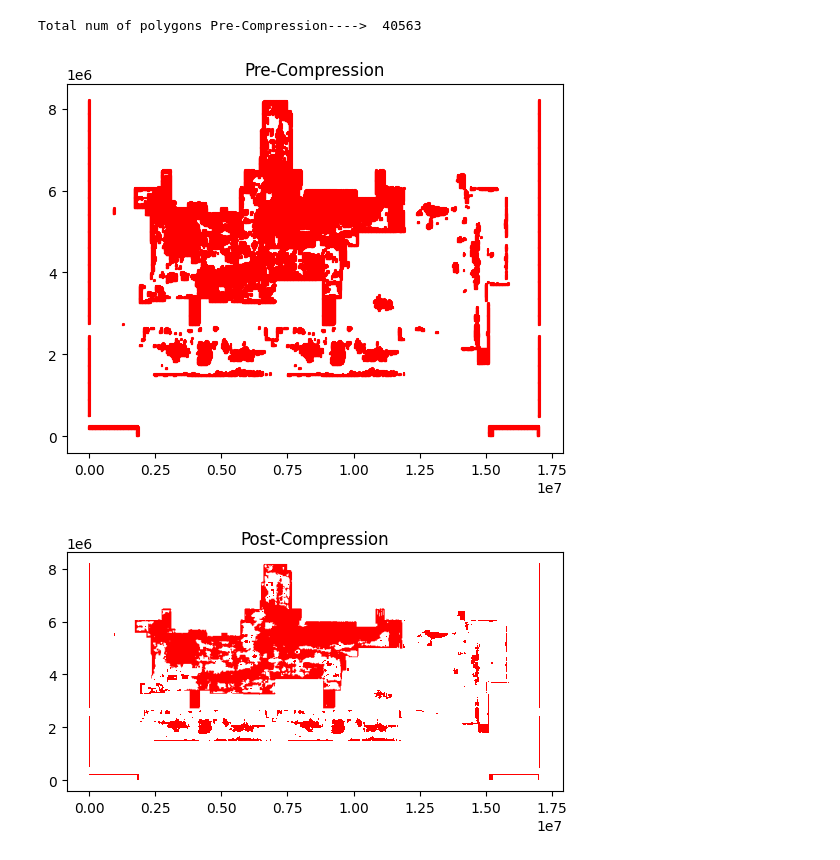
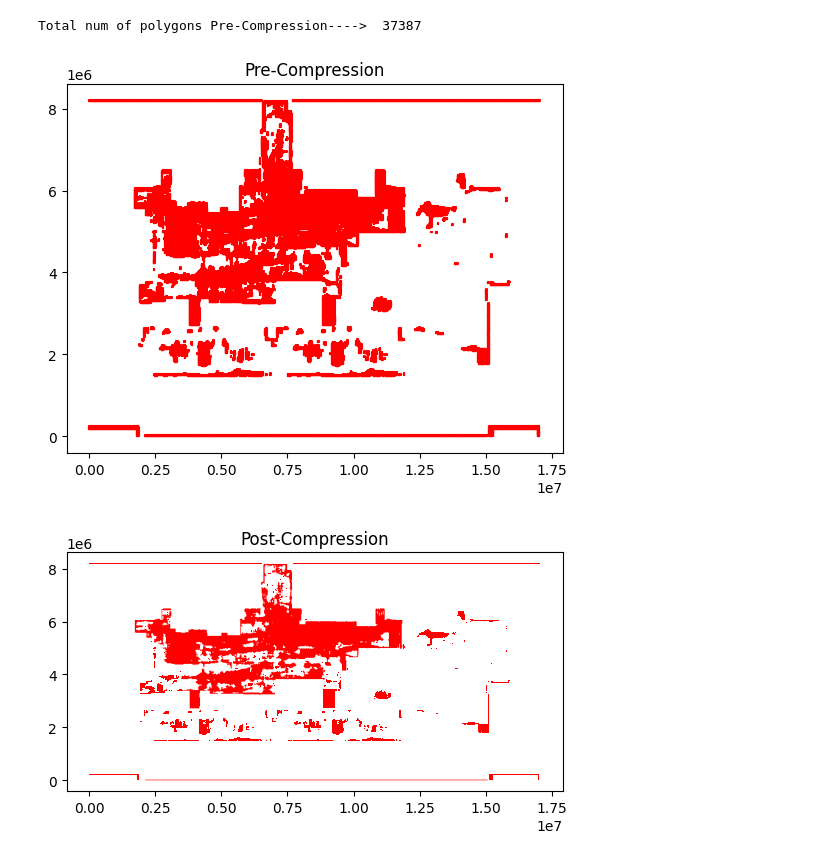
Before and after one commit to rukmini7/Block-Compression, a Jupyter notebook: BlockCompression.ipynb, the cells around one changed output. Saved outputs shown, nothing was run; the diff lists cells and outputs as text; code cells hidden in the pictures.

Commit message:
With Vertical and Horizontal map compressions

```diff
--- a/BlockCompression.ipynb
+++ b/BlockCompression.ipynb
@@ -48,27 +48,27 @@ max_vyhigh = canCompress_vMap['yhigh'].max();
 polygons = []
 # %%
 ##plotting multiple polygons based on the co-ords extracted post compression
-for ind in canCompress_vMap.index:
-    p1 = geometry.Point(canCompress_vMap['xlow'][ind],canCompress_vMap['ylow'][ind])
-    p2 = geometry.Point(canCompress_vMap['xlow'][ind]+canCompress_vMap['xDelta'][ind],canCompress_vMap['ylow'][ind])
-    p3 = geometry.Point(canCompress_vMap['xlow'][ind]+canCompress_vMap['xDelta'][ind],canCompress_vMap['ylow'][ind]+canCompress_vMap['yDelta'][ind])
-    p4 = geometry.Point(canCompress_vMap['xlow'][ind],canCompress_vMap['ylow'][ind]+canCompress_vMap['yDelta'][ind])
+for ind in canCompress_hMap.index:
+    p1 = geometry.Point(canCompress_hMap['xlow'][ind],canCompress_hMap['ylow'][ind])
+    p2 = geometry.Point(canCompress_hMap['xlow'][ind]+canCompress_hMap['xDelta'][ind],canCompress_hMap['ylow'][ind])
+    p3 = geometry.Point(canCompress_hMap['xlow'][ind]+canCompress_hMap['xDelta'][ind],canCompress_hMap['ylow'][ind]+canCompress_hMap['yDelta'][ind])
+    p4 = geometry.Point(canCompress_hMap['xlow'][ind],canCompress_hMap['ylow'][ind]+canCompress_hMap['yDelta'][ind])
     points = [p1, p2, p3, p4, p1]
     poly = geometry.Polygon([[p.x, p.y] for p in points])
     polygons.append(poly)
 
 print("Total num of polygons Pre-Compression----> ", len(polygons))
 for ind in range(len(polygons)):
     x, y = polygons[ind].exterior.xy
     plt.plot(x, y, c="red")
 
 plt.title("Pre-Compression")
 plt.show()
 
 ###end of plotting code (post compression)
 # %% [output]
-Total num of polygons Pre-Compression---->  40563
+Total num of polygons Pre-Compression---->  37387
-[figure, old version]
+[figure, new version]
 # %%
 ##union of polygons - Compression
 union = gpd.GeoSeries(unary_union(polygons))
@@ -76,7 +76,7 @@ union.plot(color = 'red')
 plt.title("Post-Compression")
 plt.show()
 # %% [output]
-[figure, old version]
+[figure, new version]
 # %%
 ##detracing coordinates to cross-verify the compression results
 
```
Also changed, not shown: parts of 2 cells of this notebook, 2 other files.
